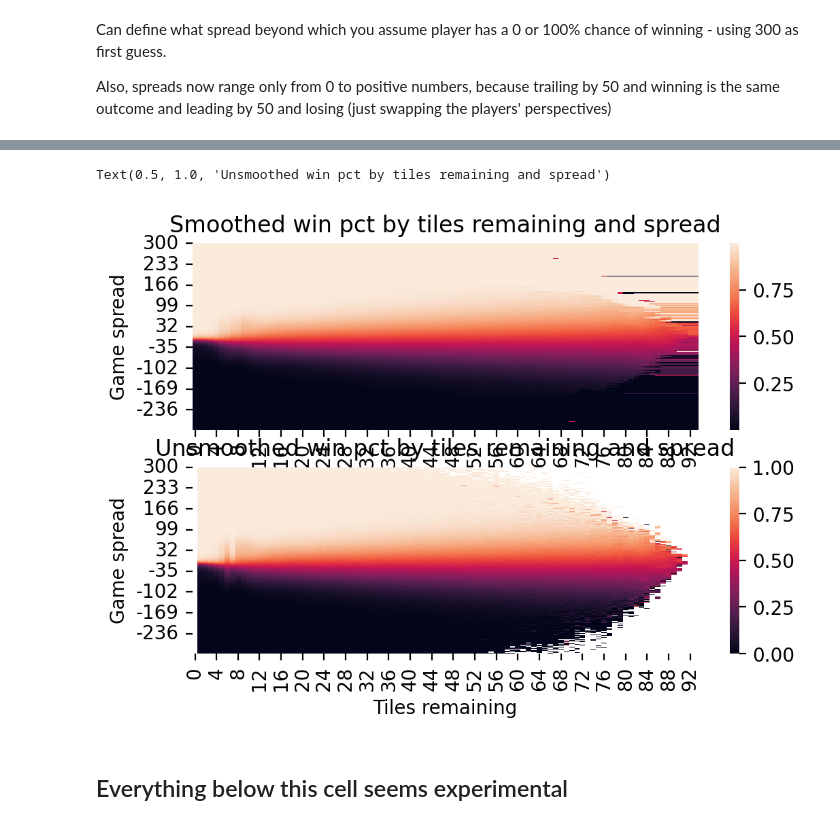
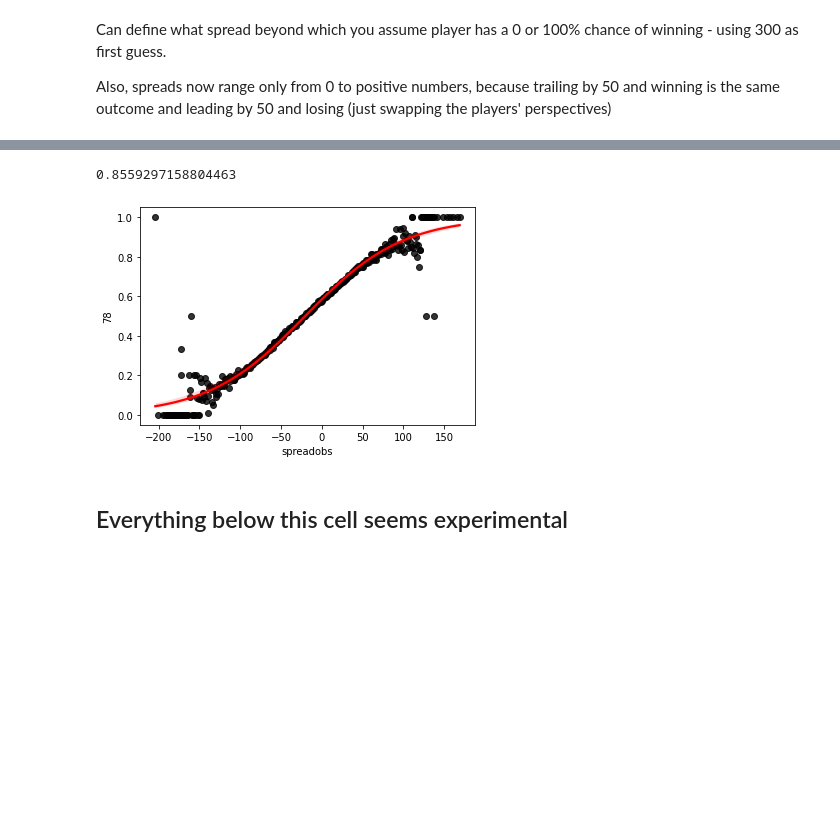
Before and after one commit to domino14/macondo, a Jupyter notebook: notebooks/win_pct/calculate_win_percentages.ipynb, the cells around one changed output, grey strips where cells are left out. Cells and saved outputs as stored; diff of their text form; code cells hidden in the pictures; blank space fills up the shorter version.

```diff
--- a/notebooks/win_pct/calculate_win_percentages.ipynb
+++ b/notebooks/win_pct/calculate_win_percentages.ipynb
@@ -297,14 +246,0 @@ smoothed_winpct_df = averaged_copy.applymap(logisticfn)
-# %%
-fig, (ax1, ax2) = plt.subplots(2,1)
-fig.set_dpi(200)
-sns.heatmap(smoothed_winpct_df, ax=ax1)
-ax1.set_ylabel('Game spread')
-ax1.set_title('Smoothed win pct by tiles remaining and spread')
-
-sns.heatmap(win_pct_df, ax=ax2)
-ax2.set_xlabel('Tiles remaining')
-ax2.set_ylabel('Game spread')
-ax2.set_title('Unsmoothed win pct by tiles remaining and spread')
-# %% [output]
-Text(0.5, 1.0, 'Unsmoothed win pct by tiles remaining and spread')
-[figure, removed]
@@ -316,3 +247,14 @@ smoothed_winpct_df.to_csv('smoothed_winpct.csv', float_format='%.6f')
+# %%
+final_df[30][40]
+# %% [output]
+0.8559297158804463
+# %%
+fig,ax=plt.subplots()
+p = sns.regplot(x=win_pct_cp['spreadobs'], y=win_pct_cp[78], ax=ax, logistic=True,
+                data=win_pct_cp, scatter_kws={"color": "black"}, line_kws={"color": "red"})
+# plt.savefig('regression_plot.png')
+# %% [output]
+[figure, added]
 # %% [markdown]
 ## Everything below this cell seems experimental
 # %%
```
Also changed, not shown: parts of 14 cells of this notebook, 3 other files.
